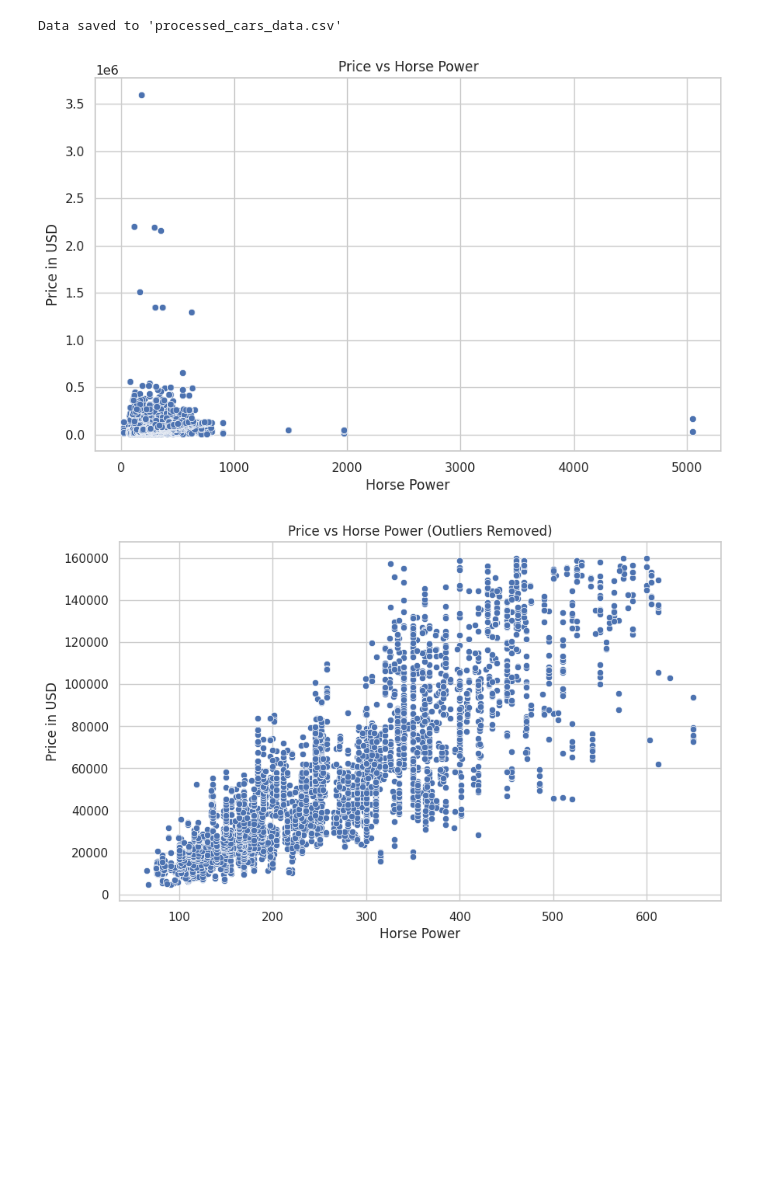
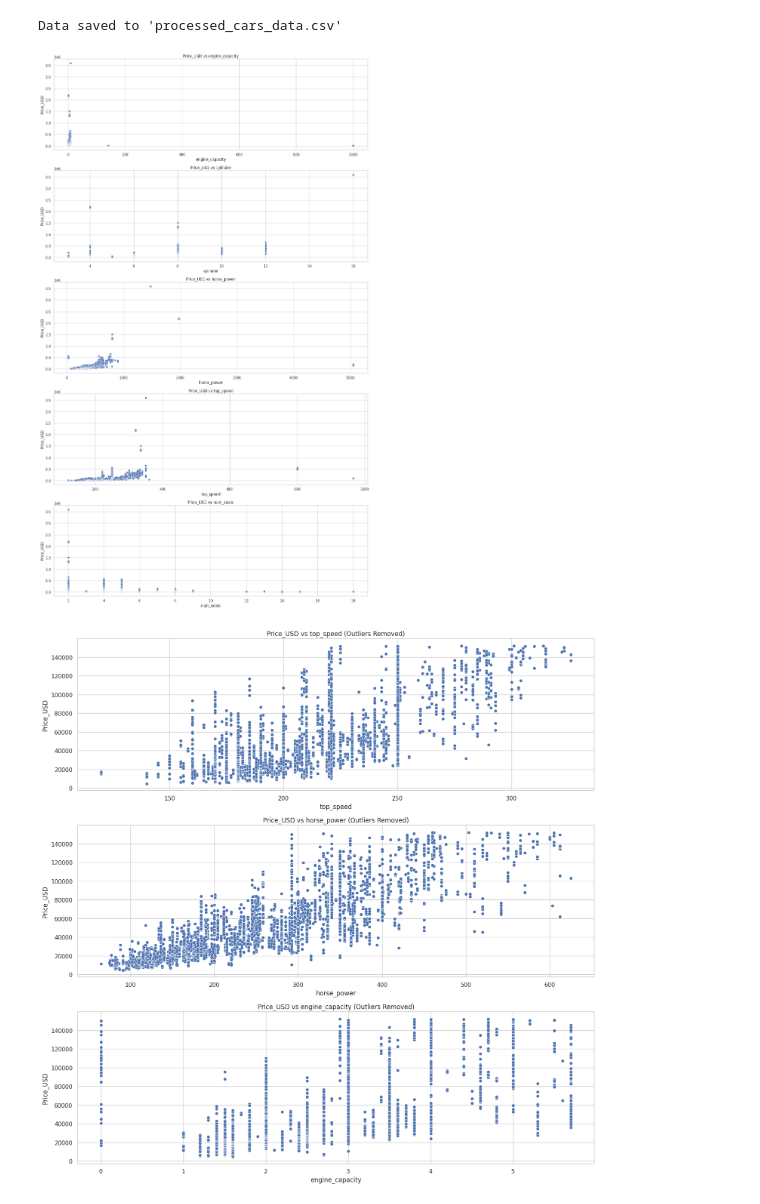
Before and after one commit to qossayrida/MachineLearning-DataScience, a Jupyter notebook: Assignment2/RegressionAnalysisAndModelSelection/data_clean.ipynb, the cells around one changed output. Saved outputs shown, nothing was run; the diff lists cells and outputs as text; code cells hidden in the pictures; blank space fills up the shorter version.

Commit message:
Clean all numinal ⌨

```diff
--- a/Assignment2/RegressionAnalysisAndModelSelection/data_clean.ipynb
+++ b/Assignment2/RegressionAnalysisAndModelSelection/data_clean.ipynb
@@ -100,33 +136,35 @@ print("Data saved to 'processed_cars_data.csv'")
 # %% [output]
 Data saved to 'processed_cars_data.csv'
 # %%
-# Import necessary libraries
 import pandas as pd
 import matplotlib.pyplot as plt
 import seaborn as sns
 
 
-# Data Cleaning: Convert relevant columns to numeric
-def clean_numeric(column):
-    return pd.to_numeric(cars_data[column].replace(r'[^\d.]', '', regex=True), errors='coerce')
+# Identify numerical columns
+numerical_columns = df.select_dtypes(include=['float64', 'int64']).columns.tolist()
 
-# Apply cleaning to relevant columns
-df['horse_power'] = clean_numeric('horse_power')
-
+# Remove 'Price_USD' from the list to use it as the dependent variable
+numerical_columns.remove('Price_USD')
 
 # Set up the plotting style
 sns.set(style="whitegrid")
+plt.figure(figsize=(15, 5 * len(numerical_columns)))
 
-# Create a single figure for the scatter plot
-plt.figure(figsize=(10, 6))
-sns.scatterplot(data=df, x='horse_power', y='Price_USD')
-plt.title('Price vs Horse Power')
-plt.xlabel('Horse Power')
-plt.ylabel('Price in USD')
+# Plot 'Price_USD' vs each numerical feature
+for i, col in enumerate(numerical_columns, 1):
+    plt.subplot(len(numerical_columns), 1, i)
+    sns.scatterplot(data=df, x=col, y='Price_USD')
+    plt.title(f'Price_USD vs {col}')
+    plt.xlabel(col)
+    plt.ylabel('Price_USD')
+
+plt.tight_layout()
 plt.show()
 # %% [output]
-[figure, old version]
+[figure, new version]
 # %%
+# Function to remove outliers based on IQR
 def remove_outliers(df, column):
     Q1 = df[column].quantile(0.25)
     Q3 = df[column].quantile(0.75)
@@ -135,16 +173,26 @@ def remove_outliers(df, column):
     upper_bound = Q3 + 1.5 * IQR
     return df[(df[column] >= lower_bound) & (df[column] <= upper_bound)]
 
-# Apply outlier removal to 'horse_power' and 'Price_USD'
-cars_data_filtered = remove_outliers(cars_data, 'horse_power')
-cars_data_filtered = remove_outliers(cars_data_filtered, 'Price_USD')
 
-# Plotting the filtered data
-plt.figure(figsize=(10, 6))
-sns.scatterplot(data=cars_data_filtered, x='horse_power', y='Price_USD')
-plt.title('Price vs Horse Power (Outliers Removed)')
-plt.xlabel('Horse Power')
-plt.ylabel('Price in USD')
+numerical_columns_to_remove_outliers = ['top_speed', 'horse_power', 'engine_capacity']
+
+# Remove outliers from each numerical column
+for col in numerical_columns_to_remove_outliers + ['Price_USD']:  # Include 'Price_USD' as well
+    df = remove_outliers(df, col)
+
+# Set up the plotting style
+sns.set(style="whitegrid")
+plt.figure(figsize=(15, 5 * len(numerical_columns_to_remove_outliers)))
+
+# Plot 'Price_USD' vs each numerical feature without outliers
+for i, col in enumerate(numerical_columns_to_remove_outliers, 1):
+    plt.subplot(len(numerical_columns_to_remove_outliers), 1, i)
+    sns.scatterplot(data=df, x=col, y='Price_USD')
+    plt.title(f'Price_USD vs {col} (Outliers Removed)')
+    plt.xlabel(col)
+    plt.ylabel('Price_USD')
+
+plt.tight_layout()
 plt.show()
 # %% [output]
-[figure, old version]
+[figure, new version]
```
Also changed, not shown: parts of 2 cells of this notebook, 1 other file.
